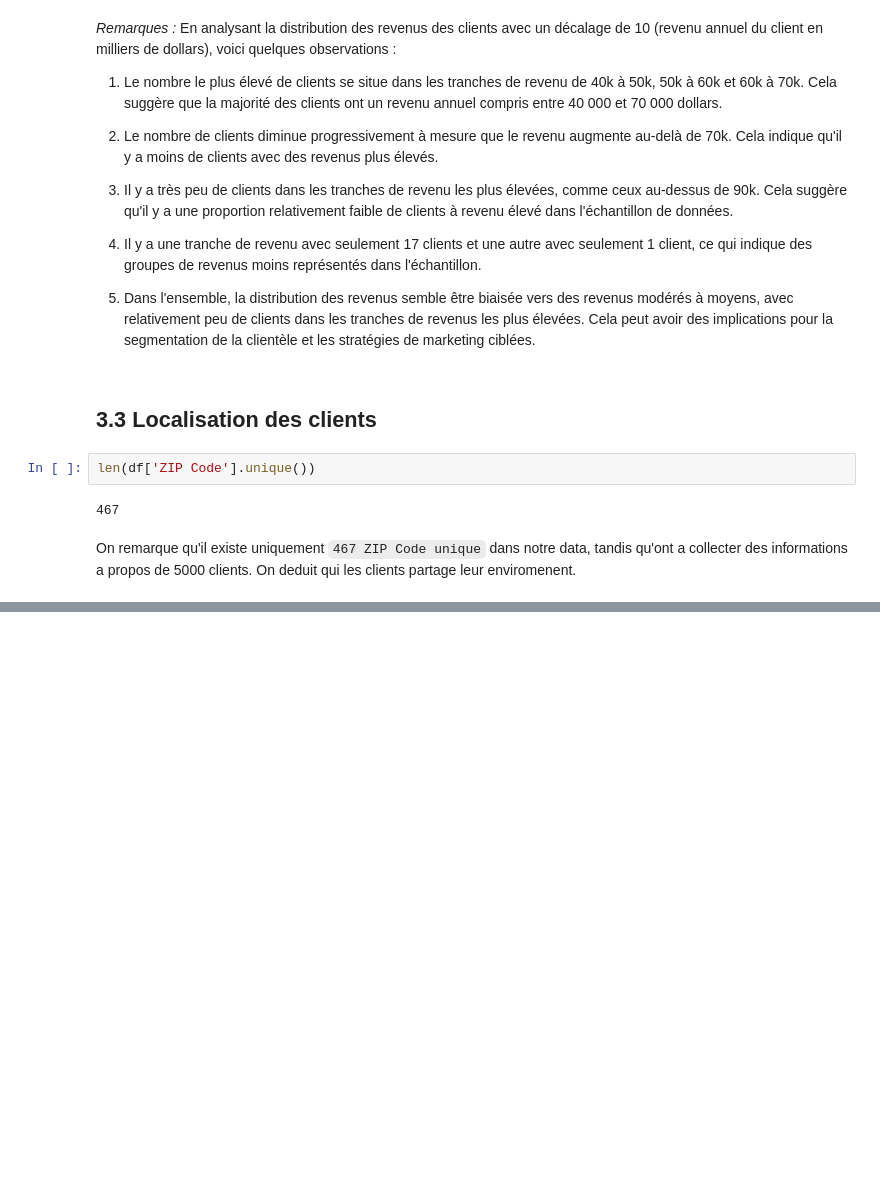
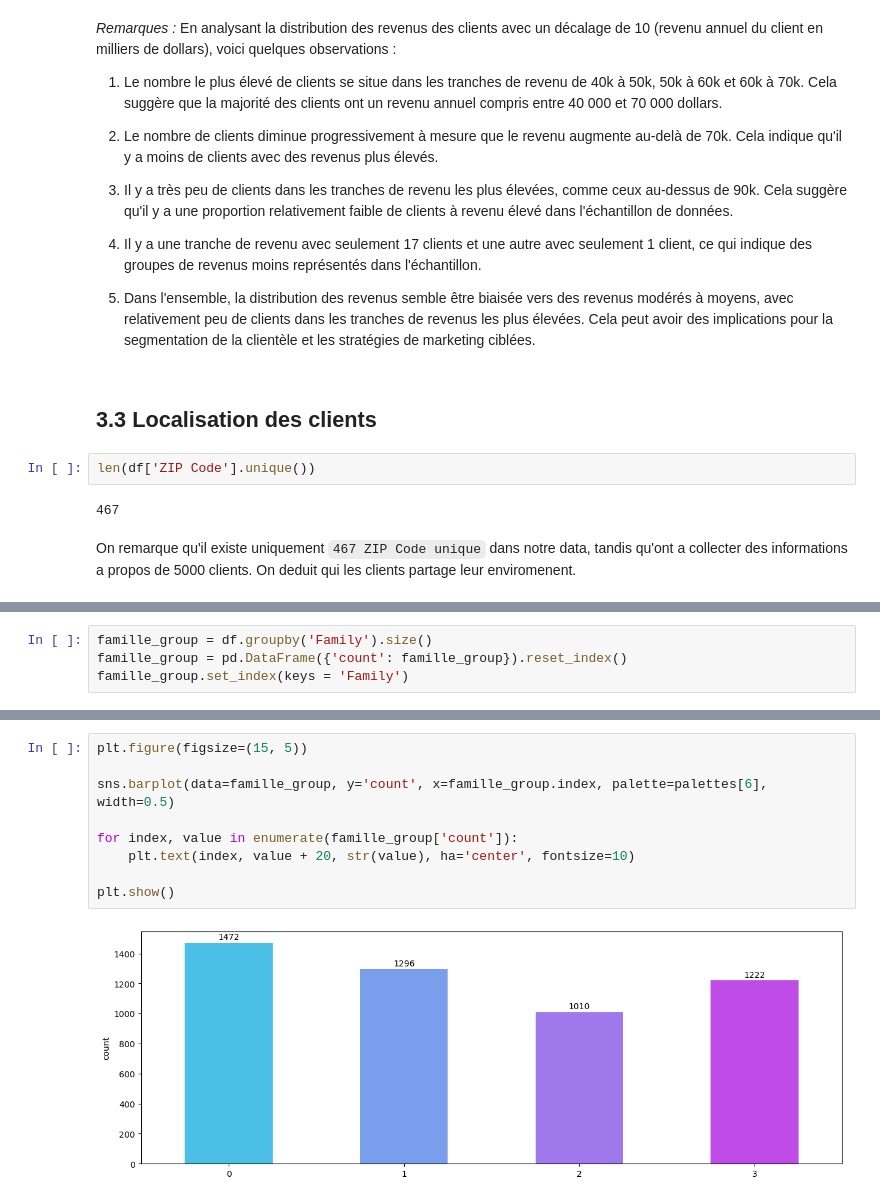
Before and after one commit to ImadElMaftouhi/Projet_dataMining, a Jupyter notebook: clustering.ipynb, the cells around one changed output, grey strips where cells are left out. Drawn from its saved outputs; the diff is of its cells as text; blank space fills up the shorter version.

```diff
--- a/clustering.ipynb
+++ b/clustering.ipynb
@@ -315,0 +420,4 @@ plt.show()
+# %%
+famille_group = df.groupby('Family').size()
+famille_group = pd.DataFrame({'count': famille_group}).reset_index()
+famille_group.set_index(keys = 'Family')
@@ -315,0 +431,11 @@ plt.show()
+# %%
+plt.figure(figsize=(15, 5))
+
+sns.barplot(data=famille_group, y='count', x=famille_group.index, palette=palettes[6], width=0.5)
+
+for index, value in enumerate(famille_group['count']):
+    plt.text(index, value + 20, str(value), ha='center', fontsize=10)
+
+plt.show()
+# %% [output]
+[figure, added]
```
Also changed, not shown: parts of 18 cells of this notebook.
